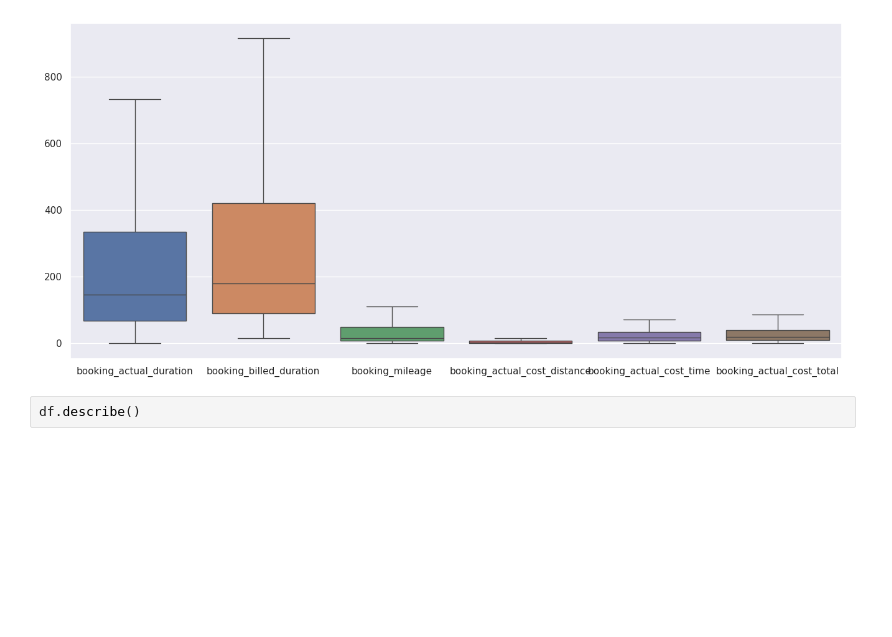
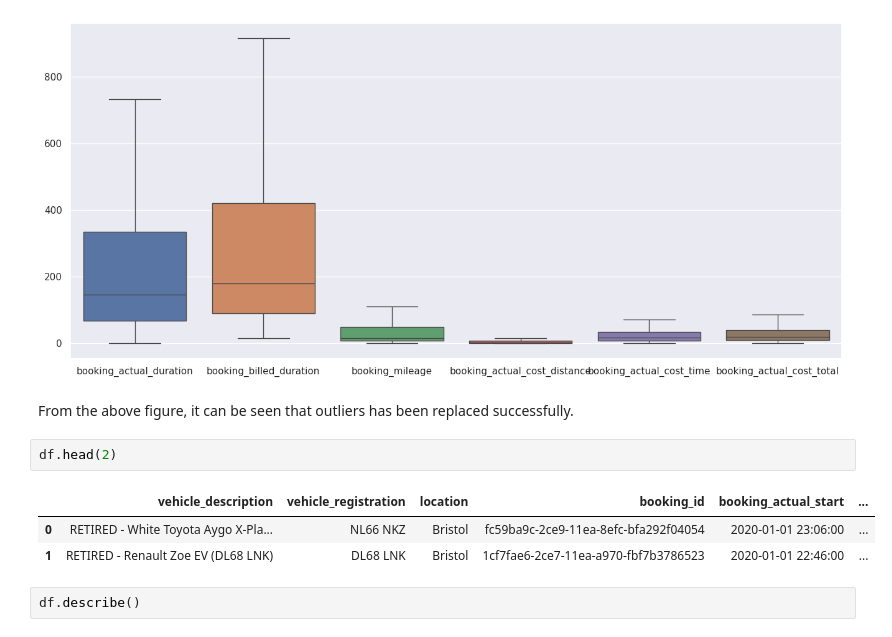
Before and after one commit to tejasnavalkhe/Optimising-Car-Sharing-Profitability-with-a-Regional-Pricing-Strategy, a Jupyter notebook: code/Data Preprocessing and Feature Engineering.ipynb, the cells around one changed output. Cells and saved outputs as stored; diff of their text form; blank space fills up the shorter version.

```diff
--- a/code/Data Cleaning and Feature Engineering.ipynb
+++ b/code/Data Preprocessing and Feature Engineering.ipynb
@@ -961,6 +962,14 @@ sns.boxplot(data=df[['booking_actual_duration', 'booking_billed_duration', 'book
 plt.show()
 # %% [output]
 [figure]
+# %% [markdown]
+From the above figure, it can be seen that outliers has been replaced successfully.
+# %%
+df.head(2)
+# %% [output]
+|  | vehicle_description | vehicle_registration | location | booking_id | booking_actual_start | ... |
+| 0 | RETIRED - White Toyota Aygo X-Pla... | NL66 NKZ | Bristol | fc59ba9c-2ce9-11ea-8efc-bfa292f04054 | 2020-01-01 23:06:00 | ... |
+| 1 | RETIRED - Renault Zoe EV (DL68 LNK) | DL68 LNK | Bristol | 1cf7fae6-2ce7-11ea-a970-fbf7b3786523 | 2020-01-01 22:46:00 | ... |
 # %%
 df.describe()
 # %% [output]
```
Also changed, not shown: parts of 15 cells of this notebook.
